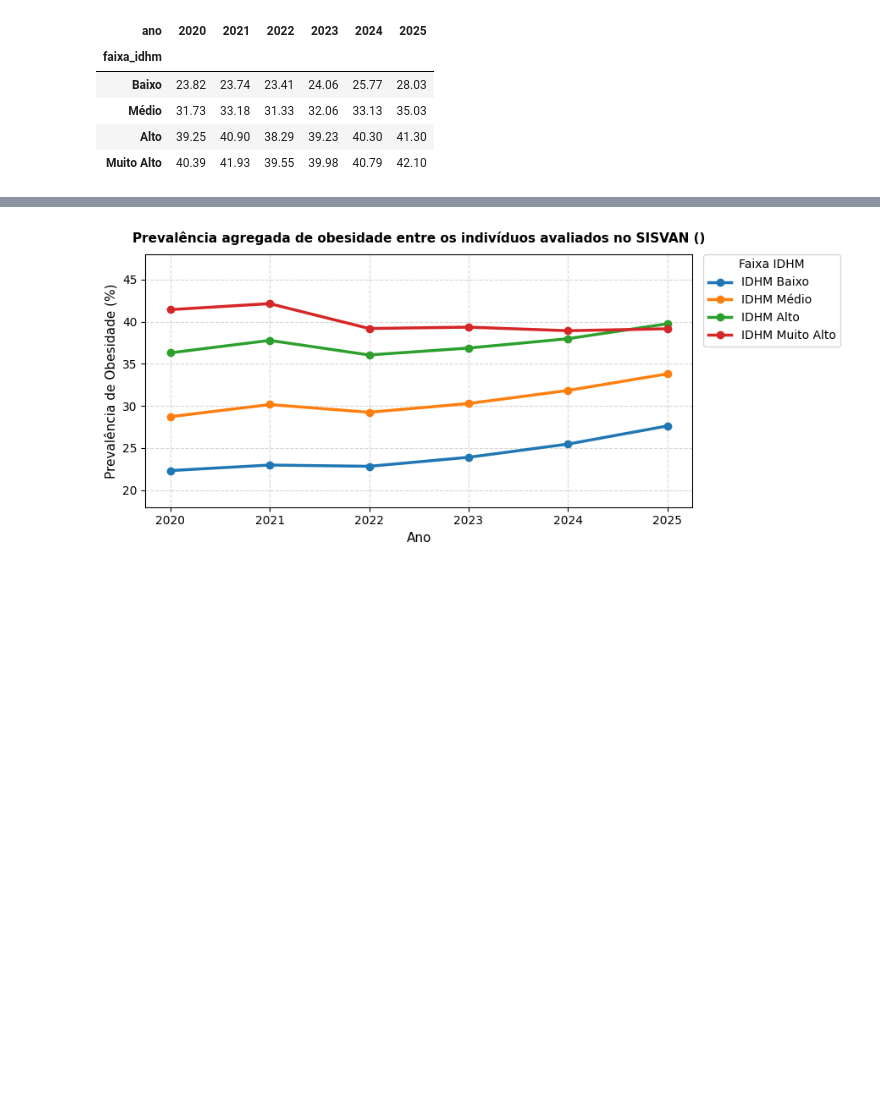
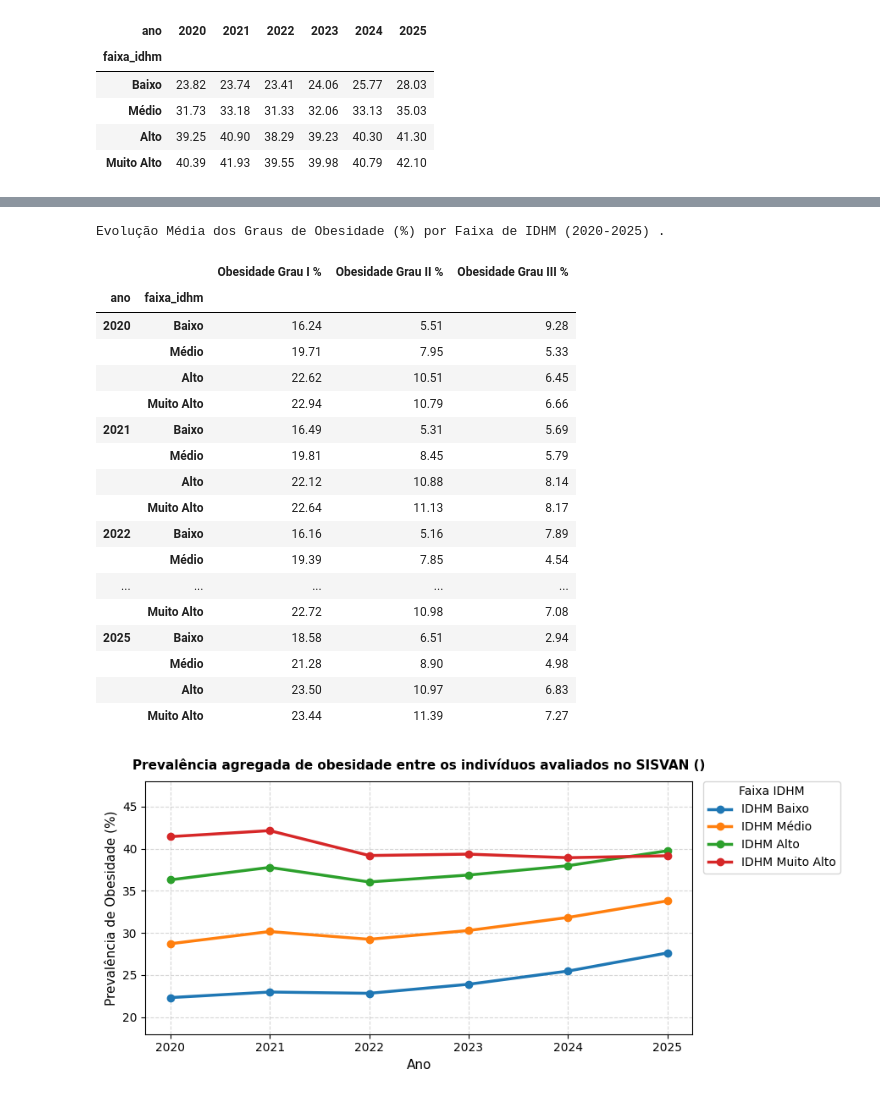
Before and after one commit to CrisEngComp/analise_obesidade_sudeste_brasileiro, a Jupyter notebook: analise_obesidade_funcoes.ipynb, the cells around one changed output, grey strips where cells are left out. Saved outputs shown, nothing was run; the diff lists cells and outputs as text; code cells hidden in the pictures; blank space fills up the shorter version.

```diff
--- a/analise_obesidade_funcoes.ipynb
+++ b/analise_obesidade_funcoes.ipynb
@@ -1583,3 +1587,26 @@ media_anual_sudeste
+# %%
+grau_obesidade_sudeste = analise_por_grau_obesidade(df_sudeste, '.')
+grau_obesidade_sudeste
+# %% [output]
+Evolução Média dos Graus de Obesidade (%) por Faixa de IDHM (2020-2025) .
+|  |  | Obesidade Grau I % | Obesidade Grau II % | Obesidade Grau III % |
+| ano | faixa_idhm |  |  |  |
+| 2020 | Baixo | 16.24 | 5.51 | 9.28 |
+|  | Médio | 19.71 | 7.95 | 5.33 |
+|  | Alto | 22.62 | 10.51 | 6.45 |
+|  | Muito Alto | 22.94 | 10.79 | 6.66 |
+| 2021 | Baixo | 16.49 | 5.31 | 5.69 |
+|  | Médio | 19.81 | 8.45 | 5.79 |
+|  | Alto | 22.12 | 10.88 | 8.14 |
+|  | Muito Alto | 22.64 | 11.13 | 8.17 |
+| 2022 | Baixo | 16.16 | 5.16 | 7.89 |
+|  | Médio | 19.39 | 7.85 | 4.54 |
+| ... | ... | ... | ... | ... |
+|  | Muito Alto | 22.72 | 10.98 | 7.08 |
+| 2025 | Baixo | 18.58 | 6.51 | 2.94 |
+|  | Médio | 21.28 | 8.90 | 4.98 |
+|  | Alto | 23.50 | 10.97 | 6.83 |
+|  | Muito Alto | 23.44 | 11.39 | 7.27 |
 # %%
 prevalencia_agregada_sudeste = prevalencia_agregada_sudeste(df_sudeste)
 
```
Also changed, not shown: parts of 18 cells of this notebook.
